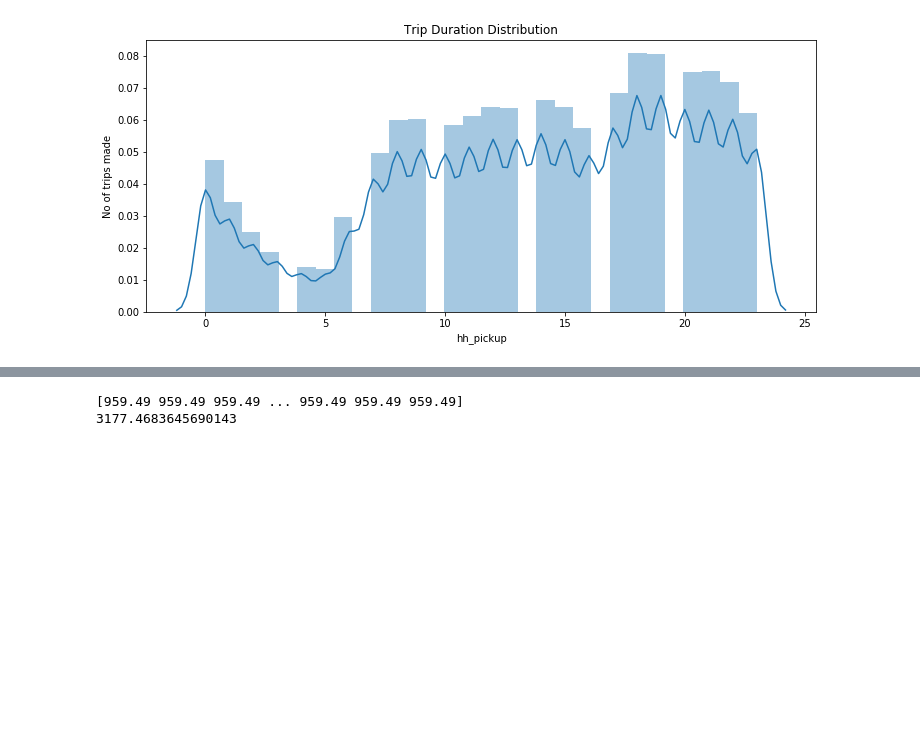
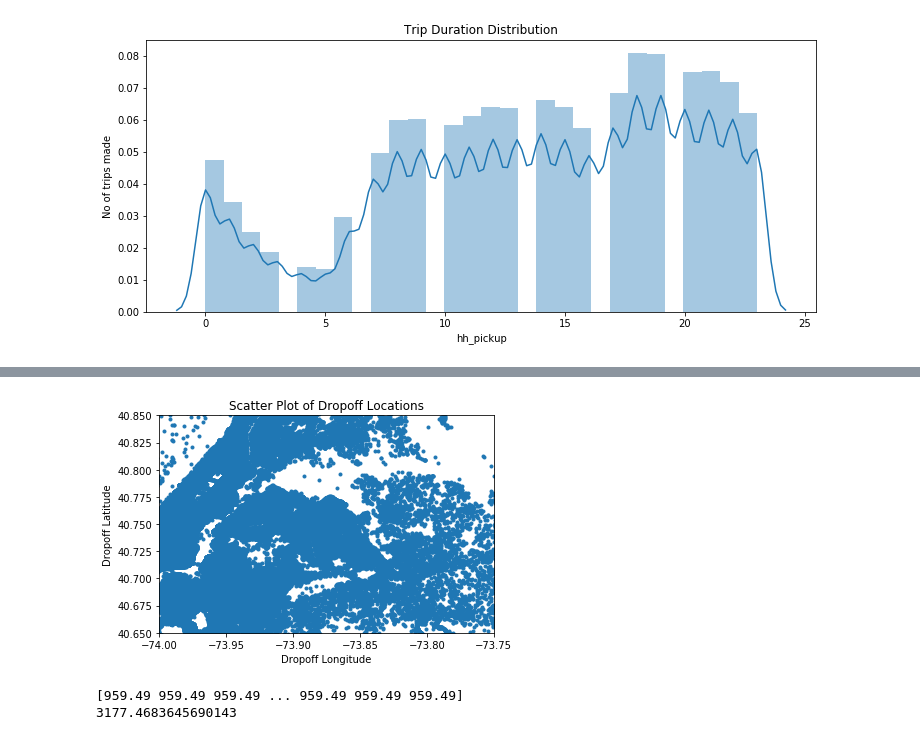
Before and after one commit to mrsaeeddev/nyc-taxi-dataset-analysis, a Jupyter notebook: nyc-taxi-dataset-analysis.ipynb, the cells around one changed output, grey strips where cells are left out. Drawn from its saved outputs; the diff is of its cells as text; code cells hidden in the pictures; blank space fills up the shorter version.

```diff
--- a/nyc-taxi-dataset-analysis.ipynb
+++ b/nyc-taxi-dataset-analysis.ipynb
@@ -189,0 +196,11 @@ Adding an axes using the same arguments as a previous axes currently reuses the
+# %%
+plt.scatter(df['dropoff_longitude'],df['dropoff_latitude'],marker='.')
+
+
+ax = plt.axes()
+ax.set_xlim([-74,-73.75])
+ax.set_ylim([40.650,40.850])
+plt.xlabel('Dropoff Longitude');
+plt.ylabel('Dropoff Latitude');
+plt.title('Scatter Plot of Dropoff Locations');
+# %% [output]
@@ -190,3 +209,4 @@ Adding an axes using the same arguments as a previous axes currently reuses the
+[figure, added]
 # %%
 from sklearn.model_selection import train_test_split
 
```
Also changed, not shown: parts of 6 cells of this notebook, 1 other file.
